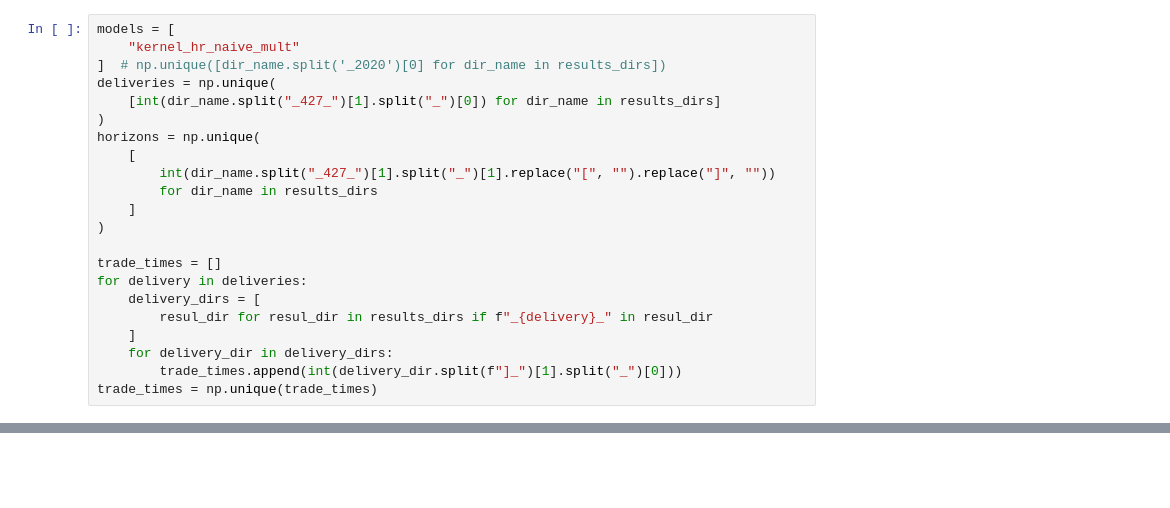
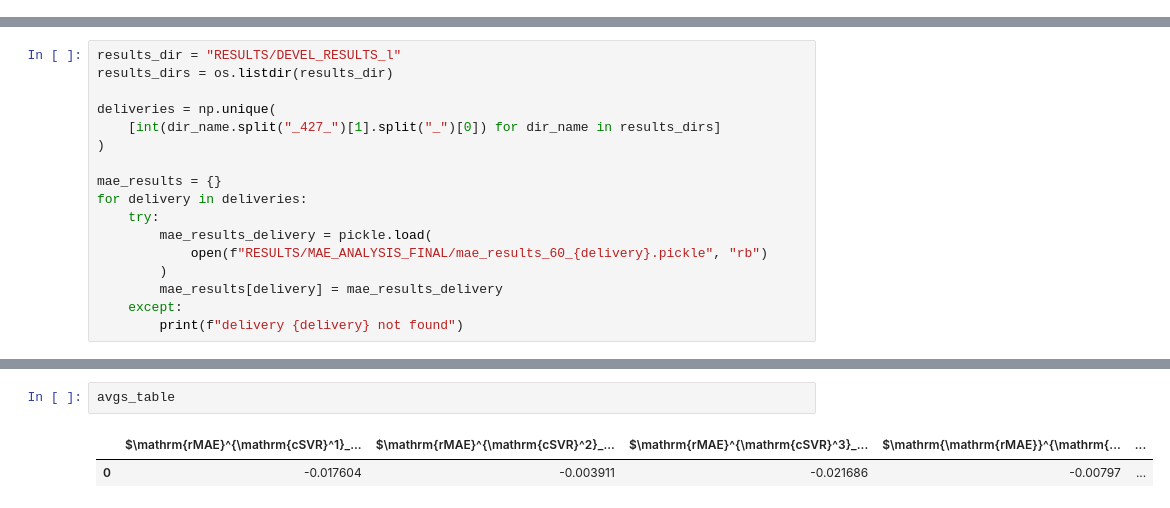
Before and after one commit to pucandrzej/Corrected_Support_Vector_Regression_for_intraday, a Jupyter notebook: Forecasting/results_analysis.ipynb, the cells around one changed output, grey strips where cells are left out. Saved outputs shown, nothing was run; the diff lists cells and outputs as text; blank space fills up the shorter version.

```diff
--- a/Forecasting/results_analysis.ipynb
+++ b/Forecasting/results_analysis.ipynb
@@ -814,22 +0,0 @@ results_dirs = os.listdir("Forecasts")
-# %%
-models = [
-    "kernel_hr_naive_mult"
-]  # np.unique([dir_name.split('_2020')[0] for dir_name in results_dirs])
-deliveries = np.unique(
-    [int(dir_name.split("_427_")[1].split("_")[0]) for dir_name in results_dirs]
-)
-horizons = np.unique(
-    [
-        int(dir_name.split("_427_")[1].split("_")[1].replace("[", "").replace("]", ""))
-        for dir_name in results_dirs
-    ]
-)
-
-trade_times = []
-for delivery in deliveries:
-    delivery_dirs = [
-        resul_dir for resul_dir in results_dirs if f"_{delivery}_" in resul_dir
-    ]
-    for delivery_dir in delivery_dirs:
-        trade_times.append(int(delivery_dir.split(f"]_")[1].split("_")[0]))
-trade_times = np.unique(trade_times)
@@ -1424,0 +47,17 @@ for ttd in range(3):
+# %%
+results_dir = "RESULTS/DEVEL_RESULTS_l"
+results_dirs = os.listdir(results_dir)
+
+deliveries = np.unique(
+    [int(dir_name.split("_427_")[1].split("_")[0]) for dir_name in results_dirs]
+)
+
+mae_results = {}
+for delivery in deliveries:
+    try:
+        mae_results_delivery = pickle.load(
+            open(f"RESULTS/MAE_ANALYSIS_FINAL/mae_results_60_{delivery}.pickle", "rb")
+        )
+        mae_results[delivery] = mae_results_delivery
+    except:
+        print(f"delivery {delivery} not found")
@@ -1424,0 +183,5 @@ for ttd in range(3):
+# %%
+avgs_table
+# %% [output]
+|  | $\mathrm{rMAE}^{\mathrm{cSVR}^1}_... | $\mathrm{rMAE}^{\mathrm{cSVR}^2}_... | $\mathrm{rMAE}^{\mathrm{cSVR}^3}_... | $\mathrm{\mathrm{rMAE}}^{\mathrm{... | ... |
+| 0 | -0.017604 | -0.003911 | -0.021686 | -0.00797 | ... |
```
Also changed, not shown: parts of 52 cells of this notebook, 42 other files.
